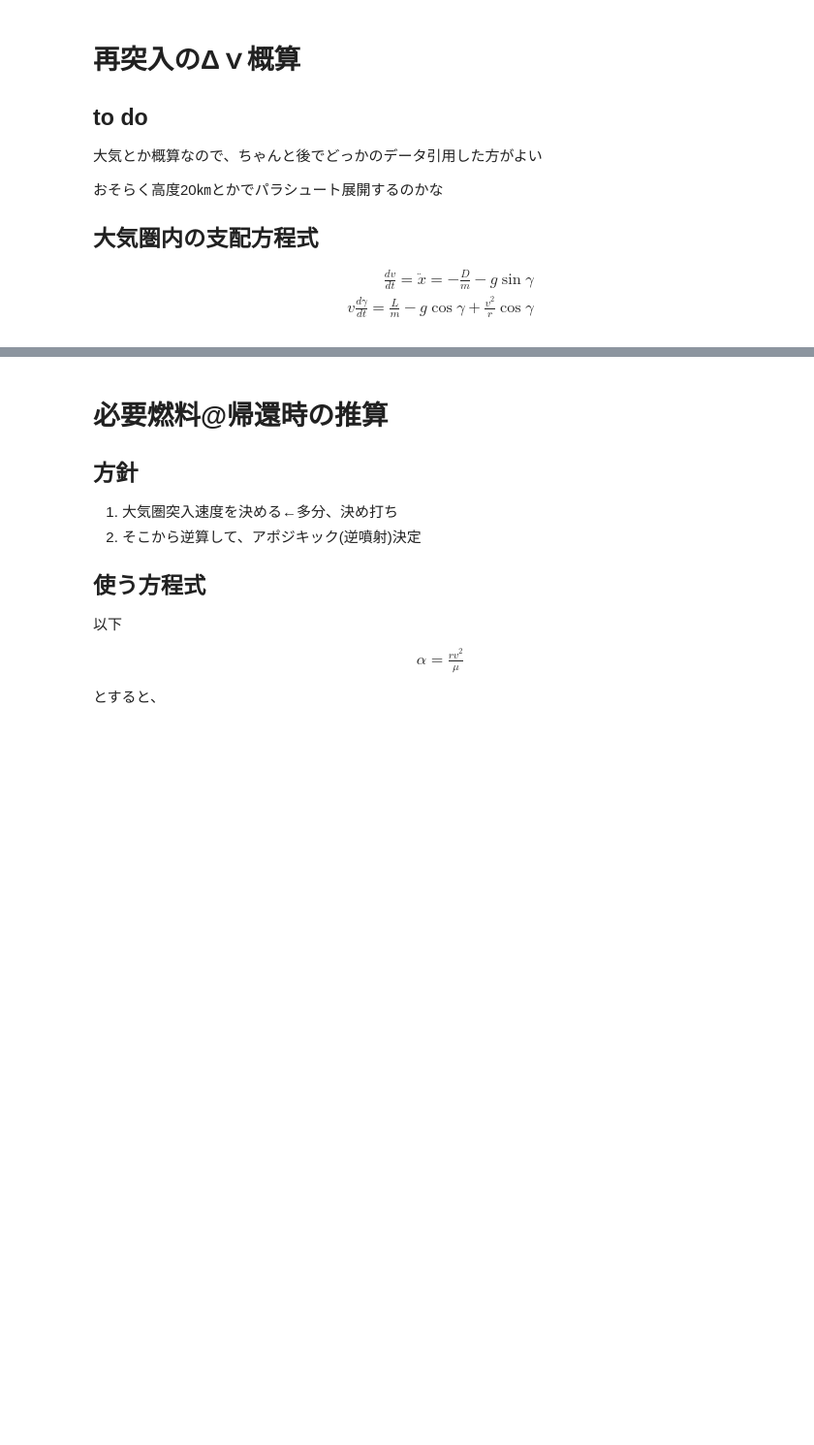
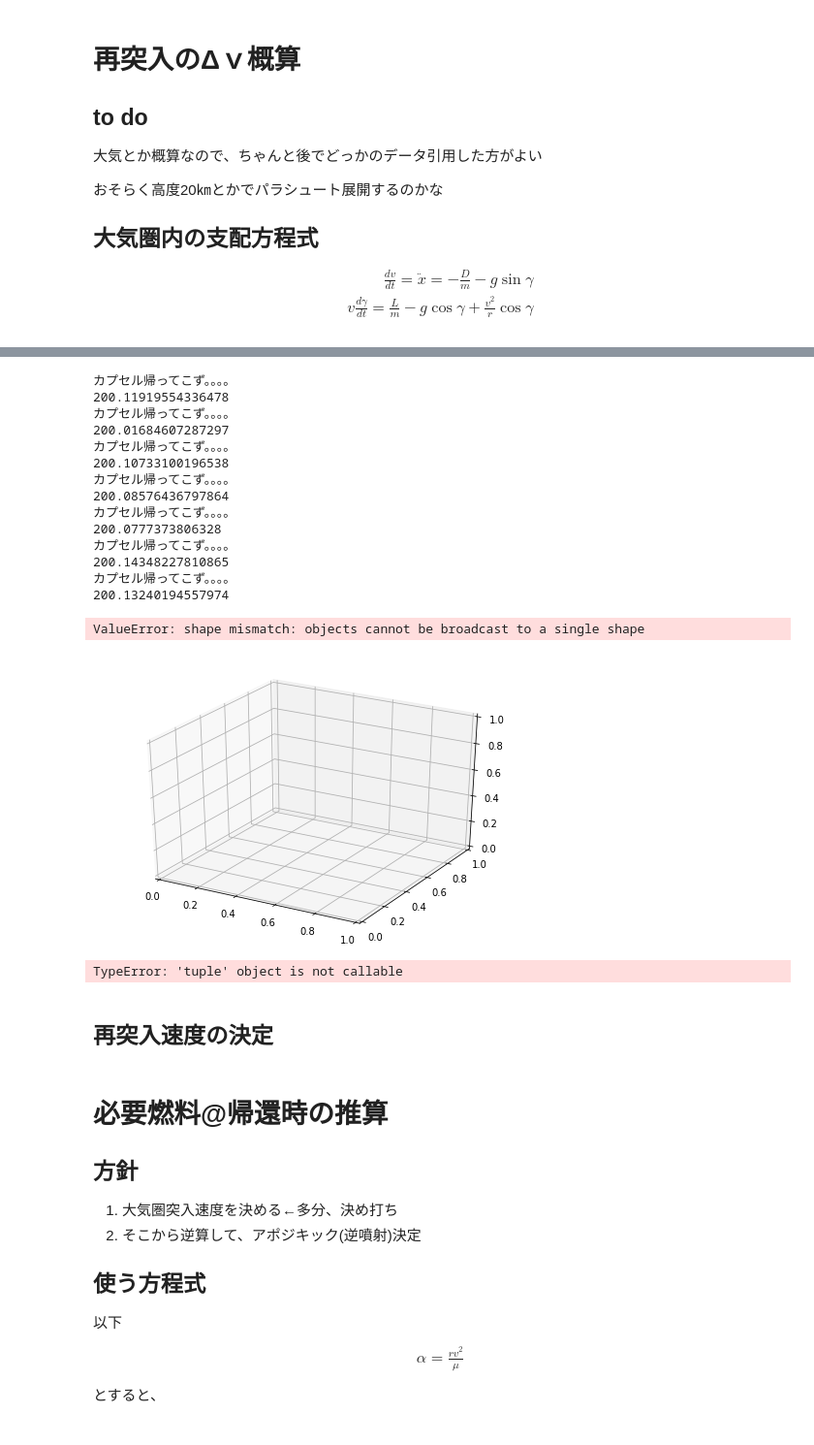
Before and after one commit to kminoda/seed_bank_in_space, a Jupyter notebook: src/delta_v_simu.ipynb, the cells around one changed output, grey strips where cells are left out. Shown at 97% size. Cells and saved outputs as stored; diff of their text form; code cells hidden in the pictures; blank space fills up the shorter version.

```diff
--- a/src/delta_v_simu.ipynb
+++ b/src/delta_v_simu.ipynb
@@ -194,0 +248,38 @@ Adding an axes using the same arguments as a previous axes currently reuses the
+# %%
+v_ent_lst = np.arange(5,15,1)
+gamma_ent_lst = np.arange(-15,-6,1)
+max_heat_lst = np.zeros((len(v_ent_lst),len(gamma_ent_lst)))
+for i in range(len(v_ent_lst)):
+    for j in range(len(gamma_ent_lst)):
+        _, _, _, _, heating_rate = re_entry(v_ent_lst[i], gamma_ent_lst[j])
+        max_heat_lst[i,j] = max(heating_rate)
+X, Y = np.meshgrid(v_ent_lst, gamma_ent_lst)
+Z = max_heat_lst
+
+fig = plt.figure()
+ax = Axes3D(fig)
+ax.plot_wireframe(X,Y,Z)
+plt.show()
+# %% [output]
+カプセル帰ってこず。。。。
+200.11919554336478
+カプセル帰ってこず。。。。
+200.01684607287297
+カプセル帰ってこず。。。。
+200.10733100196538
+カプセル帰ってこず。。。。
+200.08576436797864
+カプセル帰ってこず。。。。
+200.0777373806328
+カプセル帰ってこず。。。。
+200.14348227810865
+カプセル帰ってこず。。。。
+200.13240194557974
+ValueError: shape mismatch: objects cannot be broadcast to a single shape
+[figure, added]
+# %%
+print(v_ent_lst.shape
+print(Y.shape())
+print(Z.shape())
+# %% [output]
+TypeError: 'tuple' object is not callable
@@ -195,3 +292,5 @@ Adding an axes using the same arguments as a previous axes currently reuses the
+# %% [markdown]
+## 再突入速度の決定
 # %% [markdown]
 # 必要燃料@帰還時の推算
 ## 方針
```
Also changed, not shown: parts of 7 cells of this notebook, 2 other files.
